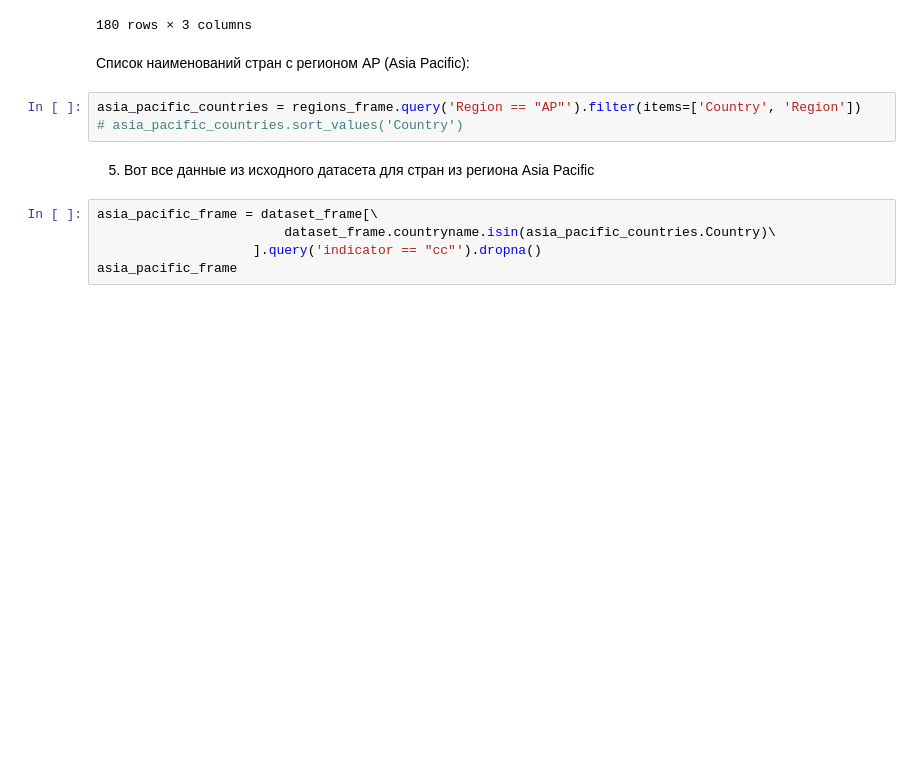
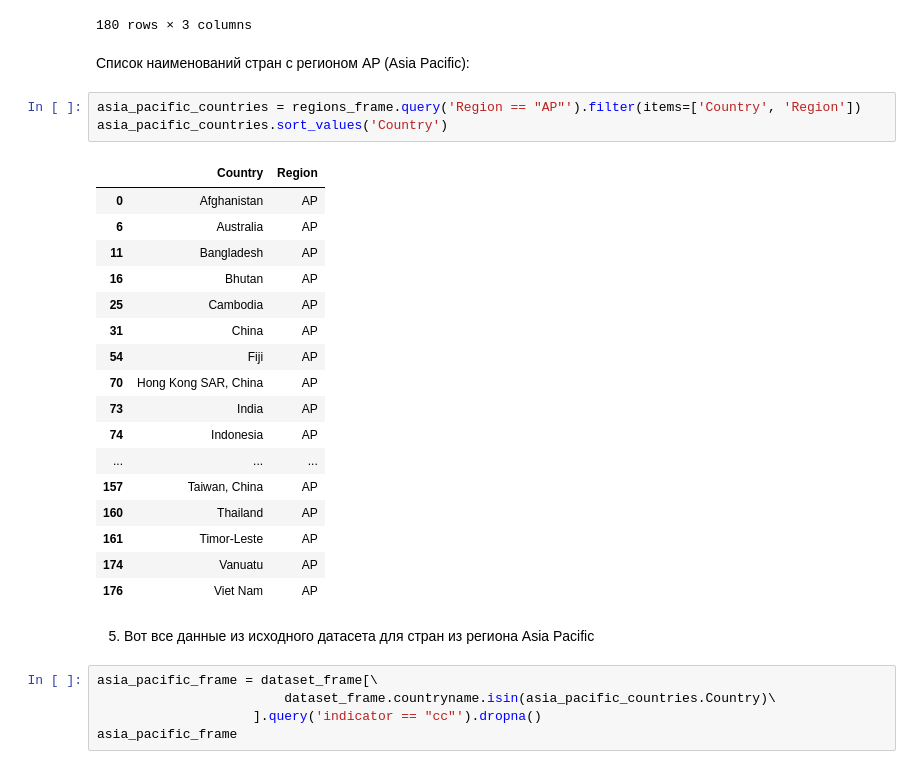
Before and after one commit to The-Humble-Guy/mlassignments, a Jupyter notebook: notebooks/A1_IU21_Kutsenko_1_1_3.ipynb, the cells around one changed output. Drawn from its saved outputs; the diff is of its cells as text; blank space fills up the shorter version.

```diff
--- a/notebooks/A1_IU21_Kutsenko_1_1_3.ipynb
+++ b/notebooks/A1_IU21_Kutsenko_1_1_3.ipynb
@@ -343,7 +336,25 @@ regions_frame
 Список наименований стран с регионом AP (Asia Pacific):
 # %%
 asia_pacific_countries = regions_frame.query('Region == "AP"').filter(items=['Country', 'Region'])
-# asia_pacific_countries.sort_values('Country')
+asia_pacific_countries.sort_values('Country')
+# %% [output]
+|  | Country | Region |
+| 0 | Afghanistan | AP |
+| 6 | Australia | AP |
+| 11 | Bangladesh | AP |
+| 16 | Bhutan | AP |
+| 25 | Cambodia | AP |
+| 31 | China | AP |
+| 54 | Fiji | AP |
+| 70 | Hong Kong SAR, China | AP |
+| 73 | India | AP |
+| 74 | Indonesia | AP |
+| ... | ... | ... |
+| 157 | Taiwan, China | AP |
+| 160 | Thailand | AP |
+| 161 | Timor-Leste | AP |
+| 174 | Vanuatu | AP |
+| 176 | Viet Nam | AP |
 # %% [markdown]
 5. Вот все данные из исходного датасета для стран из региона Asia Pacific
 # %%
```
Also changed, not shown: parts of 6 cells of this notebook.
